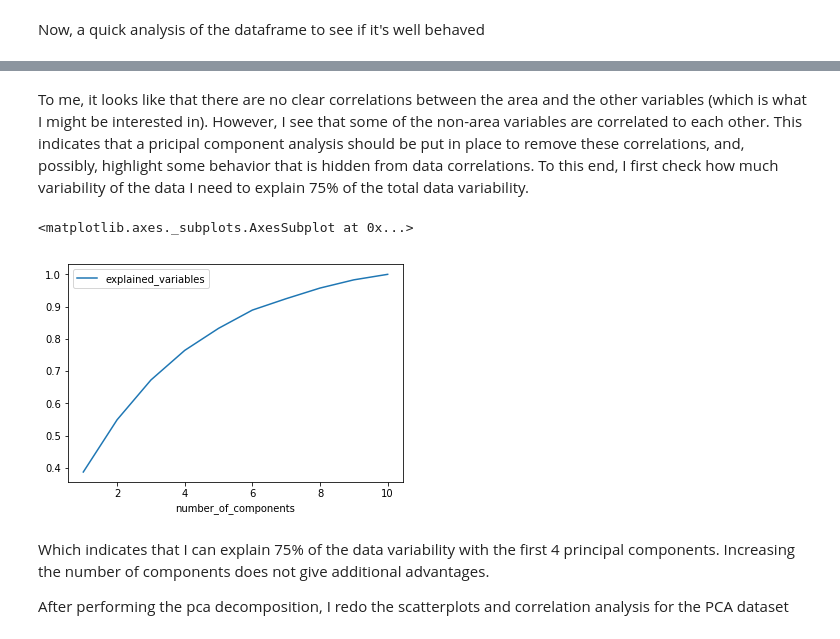
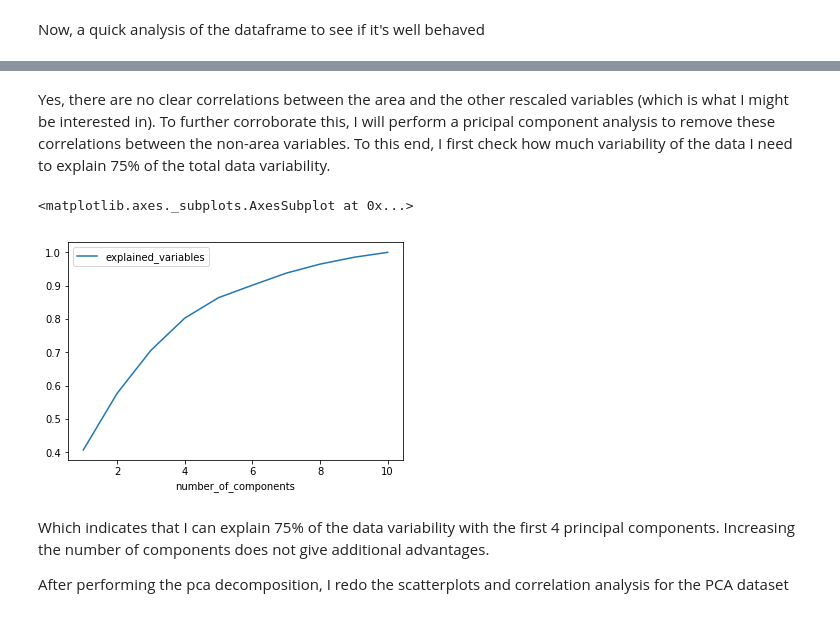
Before and after one commit to davide-chiuchiu/python_sample_with_forest_fires, a Jupyter notebook: Quick analysis for fire dataset in python.ipynb, the cells around one changed output, grey strips where cells are left out. Saved outputs shown, nothing was run; the diff lists cells and outputs as text; code cells hidden in the pictures.

```diff
--- a/Quick analysis for fire dataset in python.ipynb
+++ b/Quick analysis for fire dataset in python.ipynb
@@ -18,12 +80,18 @@ Now, a quick analysis of the dataframe to see if it's well behaved
 # %%
+fire_dataframe = fire_dataframe[fire_dataframe["area"] > 0]
+fire_dataframe["area"] = numpy.log(fire_dataframe["area"])
+fire_dataframe = fire_dataframe.rename(columns = {"area" : "log_area"})
 # inspect first rows
 print("\nfirst rows:")
 print(fire_dataframe.head(10))
 # inspect dataframe summary
 print("\ndataframe sumary:")
 print(fire_dataframe.describe())
-# inspect if there are NaNs
-print("\ndataframe contains NaNs?")
-print(fire_dataframe.isnull().values.any())
+# quick scatterplots of unprocessed data
+print("\nVisual inspection of data")
+print(seaborn.pairplot(fire_dataframe))
+# inspect correlations between data
+print("\nInspection of correlations")
+print(fire_dataframe.corr())
 # %% [output]
 first rows:
@@ -48,14 +114,0 @@ The dataframe has no NaNs, but it has some undesired features. First of all, the
-# %%
-fire_dataframe = fire_dataframe.drop("rain", axis = 1)
-fire_dataframe = fire_dataframe[fire_dataframe["area"] > 0]
-fire_dataframe["area"] = numpy.log(fire_dataframe["area"])
-
-# inspect first rows
-print("\nfirst rows:")
-print(fire_dataframe.head(10))
-# inspect dataframe summary
-print("\ndataframe sumary:")
-print(fire_dataframe.describe())
-# inspect if there are NaNs
-print("\ndataframe contains NaNs?")
-print(fire_dataframe.isnull().values.any())
@@ -117,12 +152,12 @@ area -0.049684  0.054650  1.000000
 # %% [markdown]
-To me, it looks like that there are no clear correlations between the area and the other variables (which is what I might be interested in). However, I see that some of the non-area variables are correlated to each other. This indicates that a pricipal component analysis should be put in place to remove these correlations, and, possibly, highlight some behavior that is hidden from data correlations. To this end, I first check how much variability of the data I need to explain 75% of the total data variability.
+Yes, there are no clear correlations between the area and the other rescaled variables (which is what I might be interested in). To further corroborate this, I will perform a pricipal component analysis to remove these correlations between the non-area variables. To this end, I first check how much variability of the data I need to explain 75% of the total data variability.
 # %%
-pca_normalized_fire_dataframe = PCA(n_components=10).fit(normalized_fire_dataframe)
+pca_normalized_fire_dataframe = PCA(n_components=10).fit(normalized_fire_dataframe.drop(["log_area"], axis = 1))
 explained_variables = pandas.DataFrame({"number_of_components" : range(1,11), "explained_variables" : pca_normalized_fire_dataframe.explained_variance_ratio_.cumsum()})
 explained_variables.plot(x = "number_of_components", y = "explained_variables")
 # %% [output]
 <matplotlib.axes._subplots.AxesSubplot at 0x...>
-[figure, old version]
+[figure, new version]
 # %% [markdown]
 Which indicates that I can explain 75% of the data variability with the first 4 principal components. Increasing the number of components does not give additional advantages.
 
```
Also changed, not shown: parts of 22 cells of this notebook.
